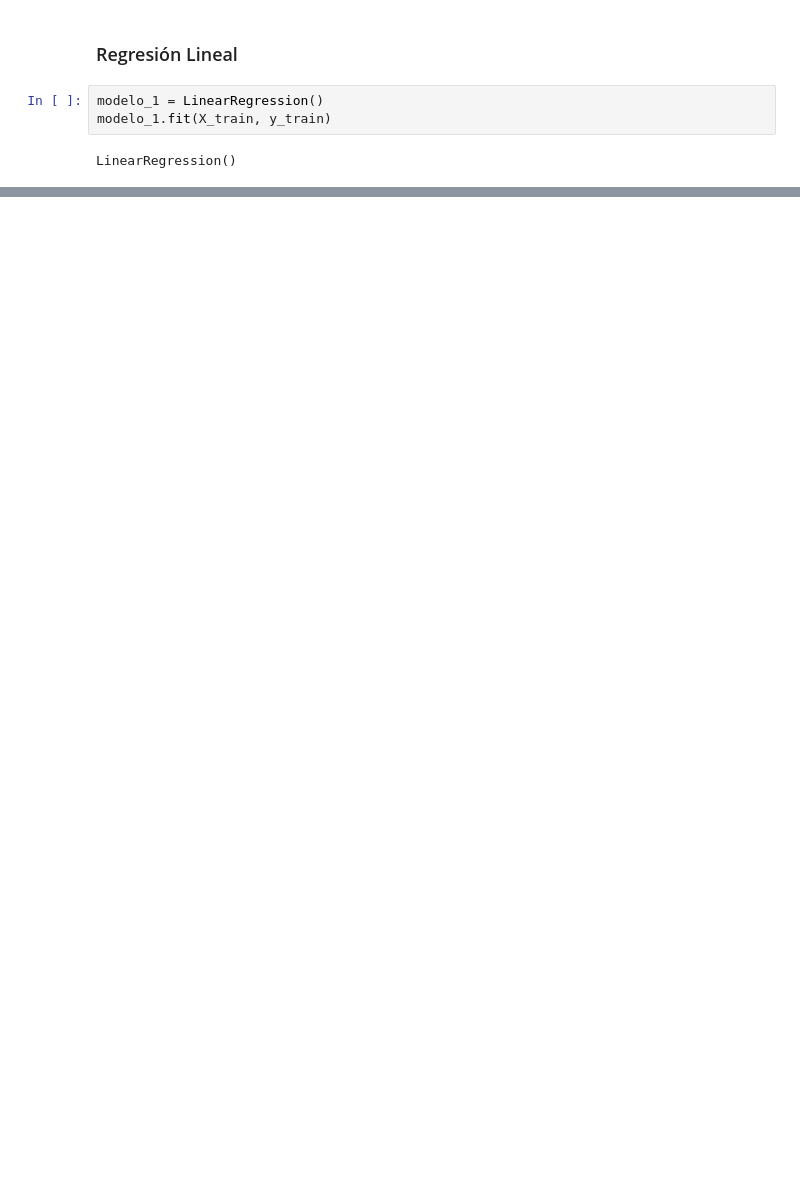
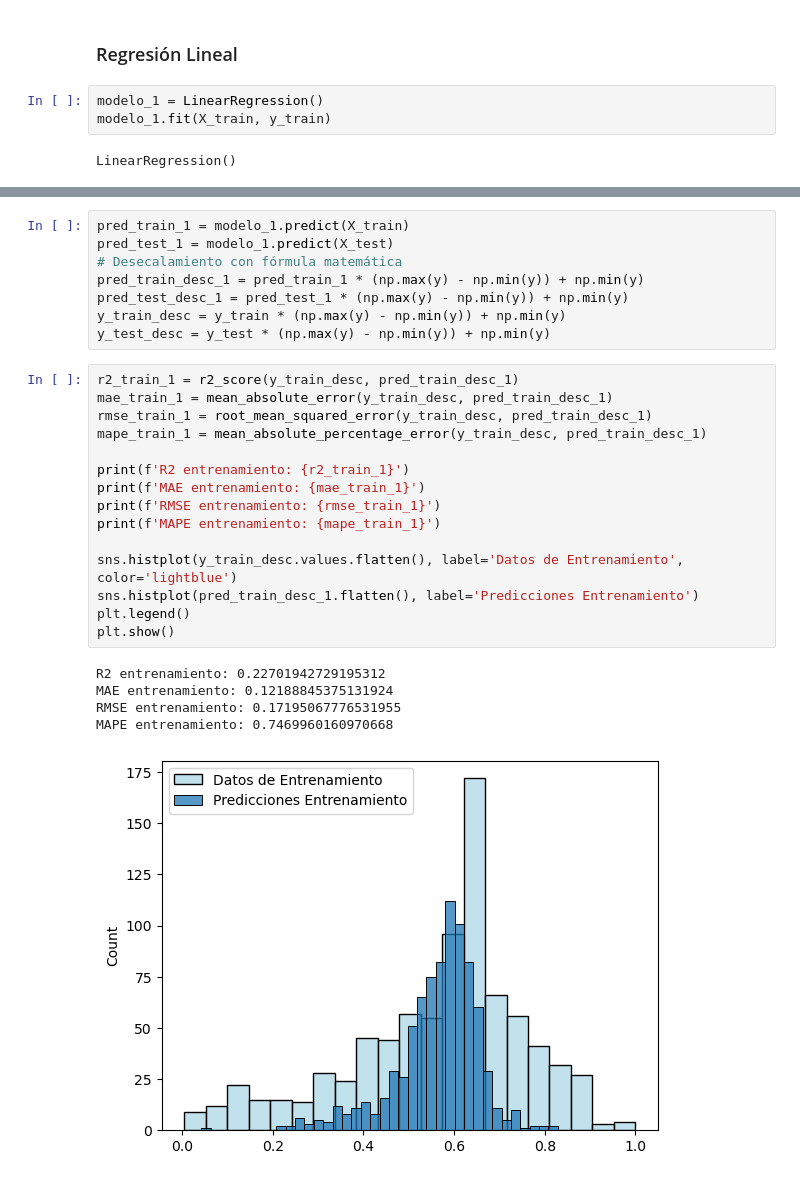
Before and after one commit to Tomaslopera/Scientific_Computing, a Jupyter notebook: Regresion/Caso_Regresion.ipynb, the cells around one changed output, grey strips where cells are left out. Saved outputs shown, nothing was run; the diff lists cells and outputs as text; blank space fills up the shorter version.

```diff
--- a/Regresion/Caso_Regresion.ipynb
+++ b/Regresion/Caso_Regresion.ipynb
@@ -339,0 +345,29 @@ array([0.09841686])
+# %%
+pred_train_1 = modelo_1.predict(X_train)
+pred_test_1 = modelo_1.predict(X_test)
+# Desecalamiento con fórmula matemática
+pred_train_desc_1 = pred_train_1 * (np.max(y) - np.min(y)) + np.min(y)
+pred_test_desc_1 = pred_test_1 * (np.max(y) - np.min(y)) + np.min(y)
+y_train_desc = y_train * (np.max(y) - np.min(y)) + np.min(y)
+y_test_desc = y_test * (np.max(y) - np.min(y)) + np.min(y)
+# %%
+r2_train_1 = r2_score(y_train_desc, pred_train_desc_1)
+mae_train_1 = mean_absolute_error(y_train_desc, pred_train_desc_1)
+rmse_train_1 = root_mean_squared_error(y_train_desc, pred_train_desc_1)
+mape_train_1 = mean_absolute_percentage_error(y_train_desc, pred_train_desc_1)
+
+print(f'R2 entrenamiento: {r2_train_1}')
+print(f'MAE entrenamiento: {mae_train_1}')
+print(f'RMSE entrenamiento: {rmse_train_1}')
+print(f'MAPE entrenamiento: {mape_train_1}')
+
+sns.histplot(y_train_desc.values.flatten(), label='Datos de Entrenamiento', color='lightblue')
+sns.histplot(pred_train_desc_1.flatten(), label='Predicciones Entrenamiento')
+plt.legend()
+plt.show()
+# %% [output]
+R2 entrenamiento: 0.22701942729195312
+MAE entrenamiento: 0.12188845375131924
+RMSE entrenamiento: 0.17195067776531955
+MAPE entrenamiento: 0.7469960160970668
+[figure, added]
```
Also changed, not shown: parts of 52 cells of this notebook.
